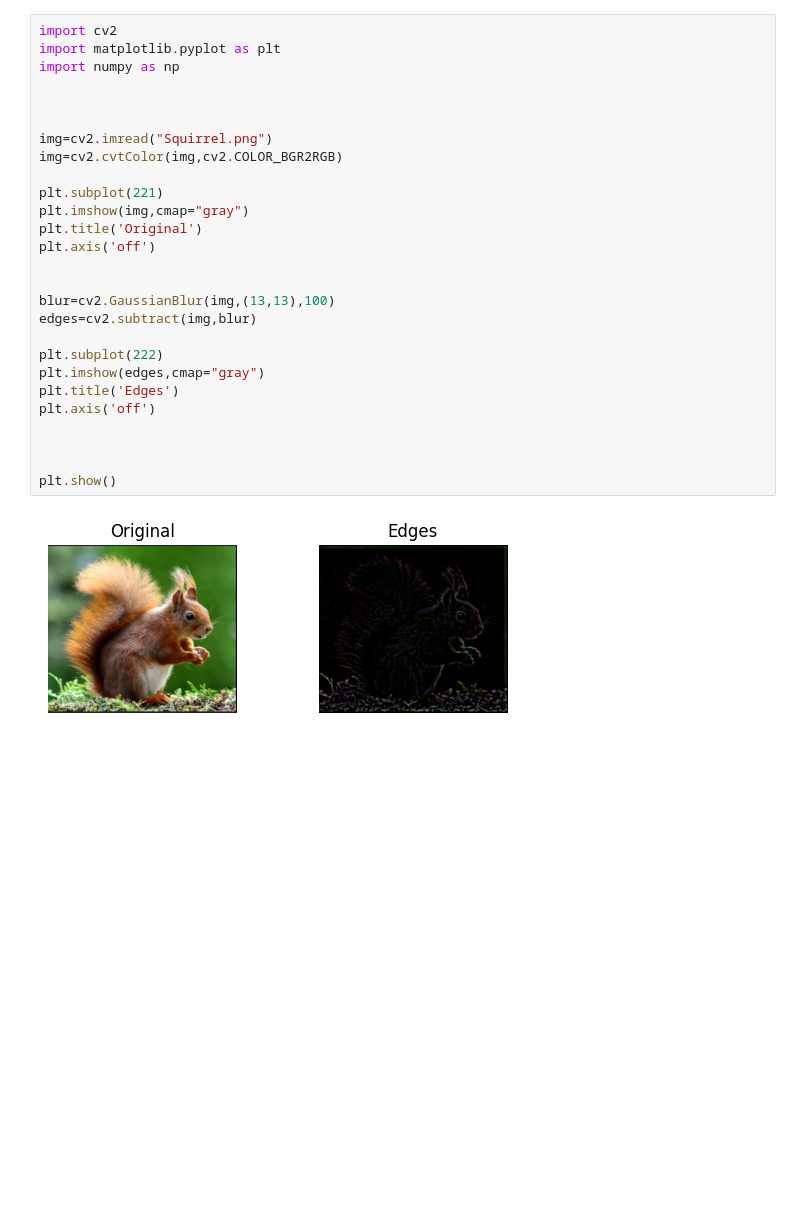
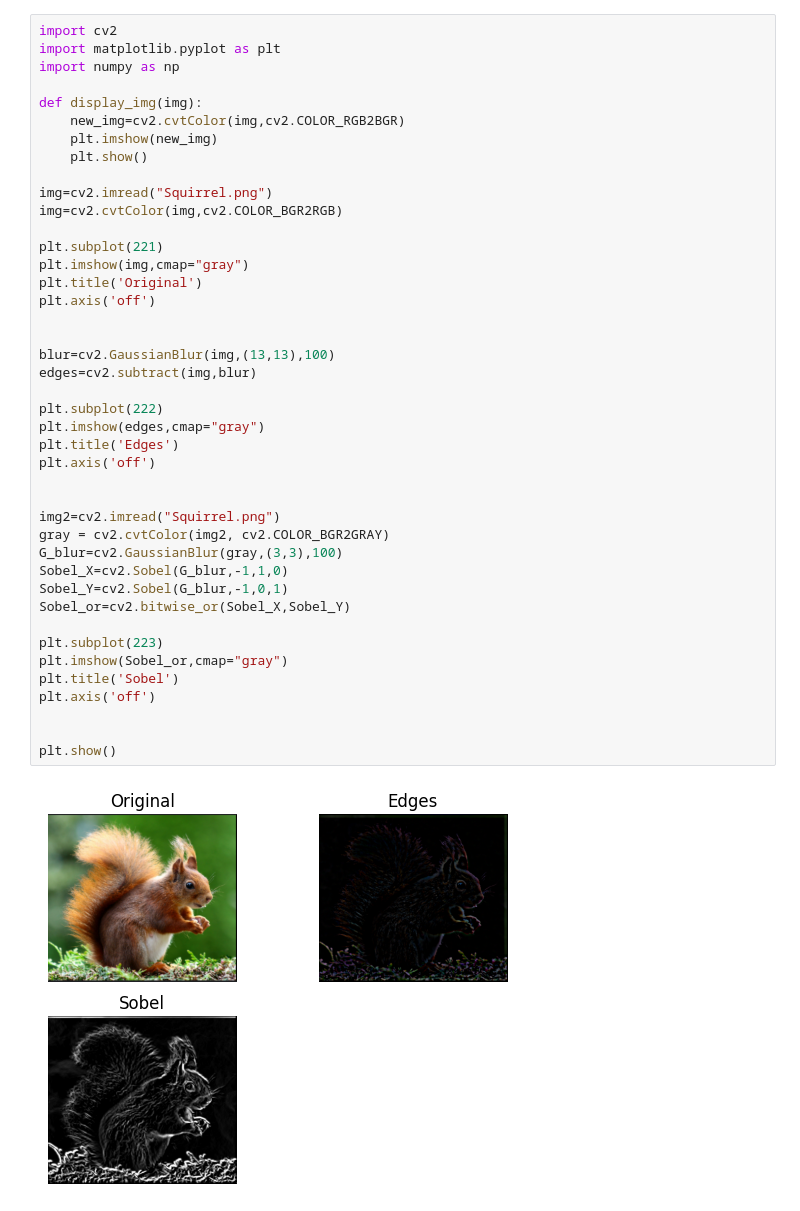
Before and after one commit to Abdo-Anwar/Torp-imageTask2, a Jupyter notebook: task2/Task-1.ipynb, the cells around one changed output. Cells and saved outputs as stored; diff of their text form; blank space fills up the shorter version.

Commit message:
add secoed methoed to display edges using sobel

```diff
--- a/task2/Task-1.ipynb
+++ b/task2/Task-1.ipynb
@@ -1,29 +1,44 @@
 # %%
 import cv2
 import matplotlib.pyplot as plt
 import numpy as np
 
-
+def display_img(img):
+    new_img=cv2.cvtColor(img,cv2.COLOR_RGB2BGR)
+    plt.imshow(new_img)
+    plt.show()
 
 img=cv2.imread("Squirrel.png")
 img=cv2.cvtColor(img,cv2.COLOR_BGR2RGB)
 
 plt.subplot(221)
 plt.imshow(img,cmap="gray")
 plt.title('Original')
 plt.axis('off')
 
 
 blur=cv2.GaussianBlur(img,(13,13),100)
 edges=cv2.subtract(img,blur)
 
 plt.subplot(222)
 plt.imshow(edges,cmap="gray")
 plt.title('Edges')
 plt.axis('off')
 
 
+img2=cv2.imread("Squirrel.png")
+gray = cv2.cvtColor(img2, cv2.COLOR_BGR2GRAY)
+G_blur=cv2.GaussianBlur(gray,(3,3),100)
+Sobel_X=cv2.Sobel(G_blur,-1,1,0)
+Sobel_Y=cv2.Sobel(G_blur,-1,0,1)
+Sobel_or=cv2.bitwise_or(Sobel_X,Sobel_Y)
+
+plt.subplot(223)
+plt.imshow(Sobel_or,cmap="gray")
+plt.title('Sobel')
+plt.axis('off')
+
 
 plt.show()
 # %% [output]
-[figure, old version]
+[figure, new version]
```
